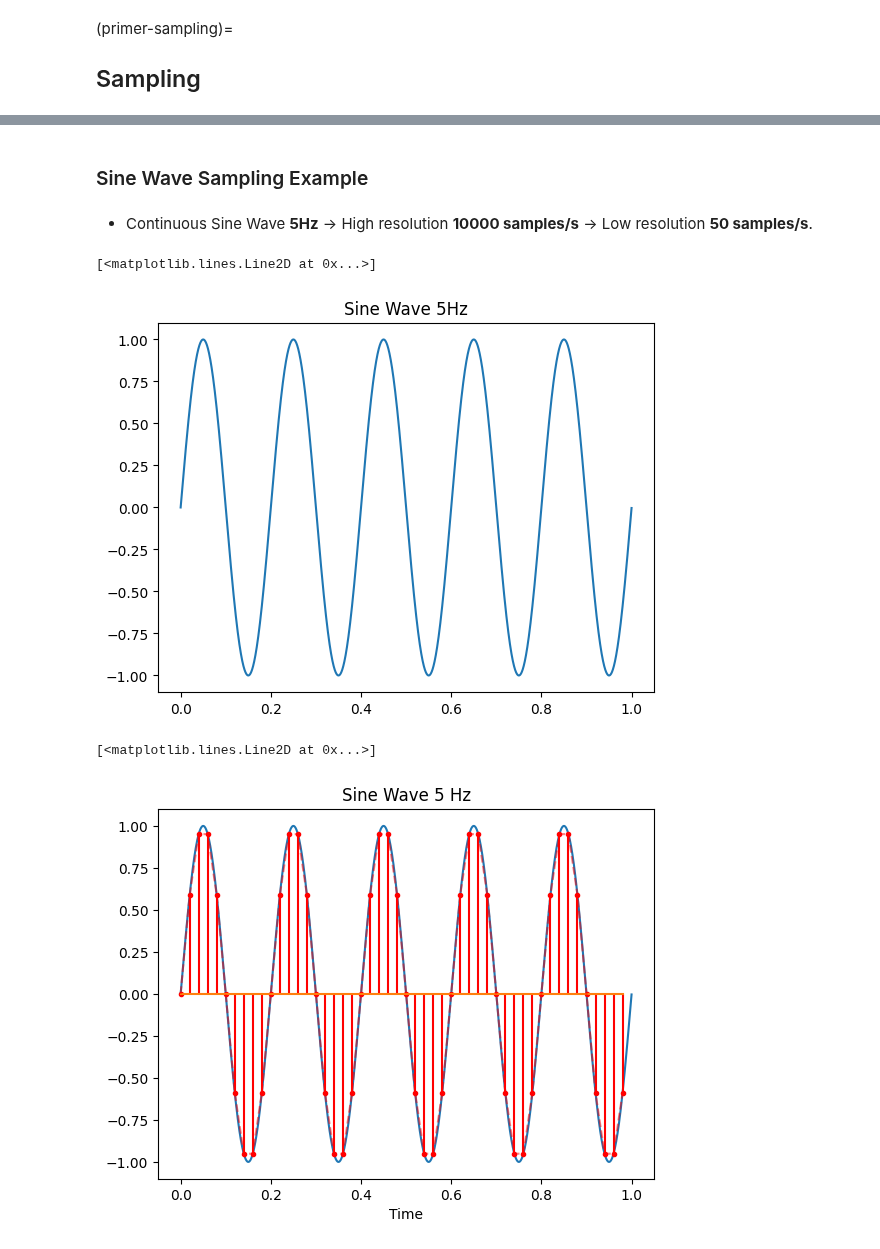
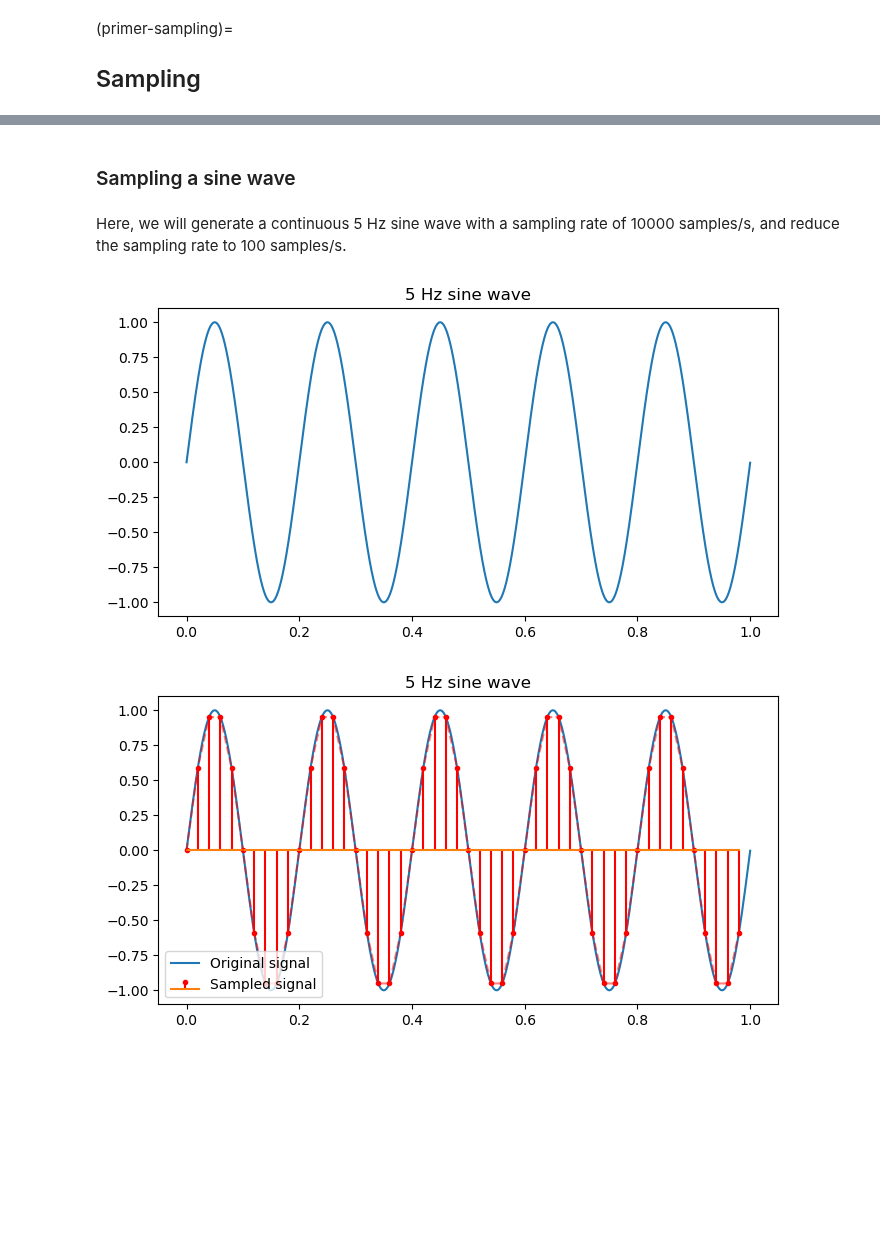
Before and after one commit to leewujung/fundamentals, a Jupyter notebook: boat_tutorials/primers/signal_processing_02_sampling.ipynb, the cells around one changed output, grey strips where cells are left out. Saved outputs shown, nothing was run; the diff lists cells and outputs as text; code cells hidden in the pictures; blank space fills up the shorter version.

```diff
--- a/boat_tutorials/primers/signal_processing_02_sampling.ipynb
+++ b/boat_tutorials/primers/signal_processing_02_sampling.ipynb
@@ -12,7 +14,7 @@ While a sound wave corresponds to a process continuous in time, recording it con
-# %% [markdown]
-### Sine Wave Sampling Example
-# %% [markdown]
-* Continuous Sine Wave **5Hz** -> High resolution **10000 samples/s** ->  Low resolution **50 samples/s**.
+# %% [markdown]
+### Sampling a sine wave
+# %% [markdown]
+Here, we will generate a continuous 5 Hz sine wave with a sampling rate of 10000 samples/s, and reduce the sampling rate to 100 samples/s.
 # %%
 import numpy as np
 from scipy import signal
@@ -20,17 +22,18 @@ import matplotlib.pyplot as plt
 # %%
 # Sine Wave 5Hz
 freq = 5
 N = 10000 # number of samples
 end_time = 1
 time = np.linspace(0, end_time, end_time*N, endpoint=False) # 1 sec
 A = 1 # amplitude
 cw = A*np.sin(2*np.pi*freq*time) # zero phase
 
-plt.title("Sine Wave 5Hz")
+plt.figure(figsize=(8,4))
 plt.plot(time, cw)
+plt.title("5 Hz sine wave")
+plt.show()
 # %% [output]
-[<matplotlib.lines.Line2D at 0x...>]
-[figure, old version]
+[figure, new version]
 # %%
 freq = 5
 N_high = 10000
@@ -41,16 +44,17 @@ A = 1
 # high res
 time_high = np.linspace(0, end_time, end_time*N, endpoint=False) # 1 sec
 cw = A*np.sin(2*np.pi*freq*time_high) # zero phase
-plt.title("Sine Wave 5 Hz")
-plt.xlabel("Time")
-plt.plot(time, cw)
 
 # low res
 time_low = np.linspace(0, end_time, end_time*N_low, endpoint=False)
 cw_sampled = A*np.sin(2*np.pi*freq*time_low) # sampled cw sample
 
-plt.stem(time_low, cw_sampled, linefmt='r-', markerfmt='.', basefmt='', label='Sampled Signal (Aliased)')
+plt.figure(figsize=(8,4))
+plt.plot(time, cw, label="Original signal")
+plt.stem(time_low, cw_sampled, linefmt='r-', markerfmt='.', basefmt='', label='Sampled signal')
 plt.plot(time_low, cw_sampled, 'r--', alpha=0.5)
+plt.title("5 Hz sine wave")
+plt.legend(loc="lower left", fontsize=10)
+plt.show()
 # %% [output]
-[<matplotlib.lines.Line2D at 0x...>]
-[figure, old version]
+[figure, new version]
```
Also changed, not shown: parts of 19 cells of this notebook, 8 other files.
